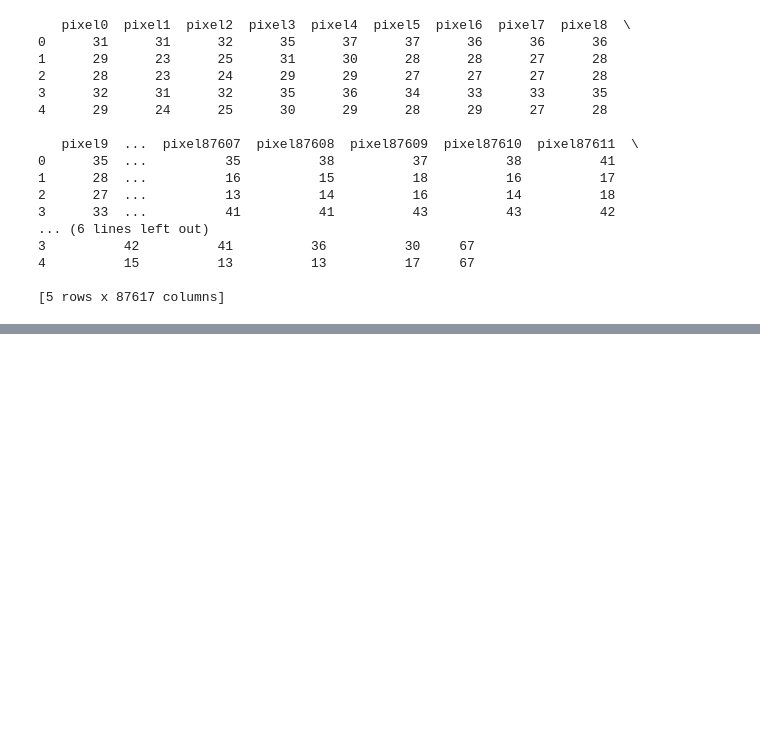
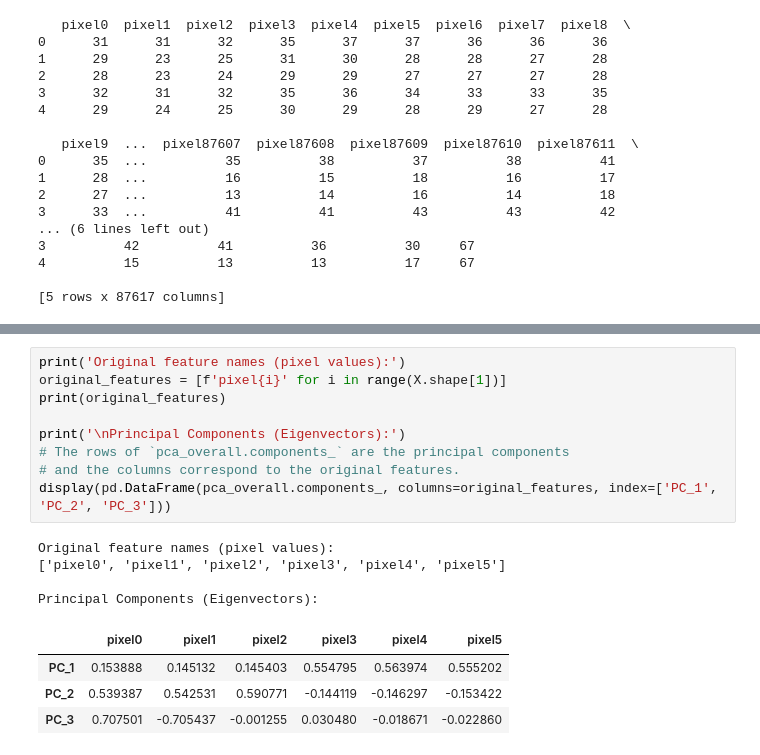
Before and after one commit to Prakas-Dutta/Hand-gesture-to-alphabet, a Jupyter notebook: Alphabetical_Hand_gesture_recognition_using_deep_learning.ipynb, the cells around one changed output, grey strips where cells are left out. Cells and saved outputs as stored; diff of their text form; blank space fills up the shorter version.

```diff
--- a/Alphabetical_Hand_gesture_recognition_using_deep_learning.ipynb
+++ b/Alphabetical_Hand_gesture_recognition_using_deep_learning.ipynb
@@ -232,0 +388,18 @@ NameError: name 'data' is not defined
+# %%
+print('Original feature names (pixel values):')
+original_features = [f'pixel{i}' for i in range(X.shape[1])]
+print(original_features)
+
+print('\nPrincipal Components (Eigenvectors):')
+# The rows of `pca_overall.components_` are the principal components
+# and the columns correspond to the original features.
+display(pd.DataFrame(pca_overall.components_, columns=original_features, index=['PC_1', 'PC_2', 'PC_3']))
+# %% [output]
+Original feature names (pixel values):
+['pixel0', 'pixel1', 'pixel2', 'pixel3', 'pixel4', 'pixel5']
+
+Principal Components (Eigenvectors):
+|  | pixel0 | pixel1 | pixel2 | pixel3 | pixel4 | pixel5 |
+| PC_1 | 0.153888 | 0.145132 | 0.145403 | 0.554795 | 0.563974 | 0.555202 |
+| PC_2 | 0.539387 | 0.542531 | 0.590771 | -0.144119 | -0.146297 | -0.153422 |
+| PC_3 | 0.707501 | -0.705437 | -0.001255 | 0.030480 | -0.018671 | -0.022860 |
```
Also changed, not shown: parts of 17 cells of this notebook.
